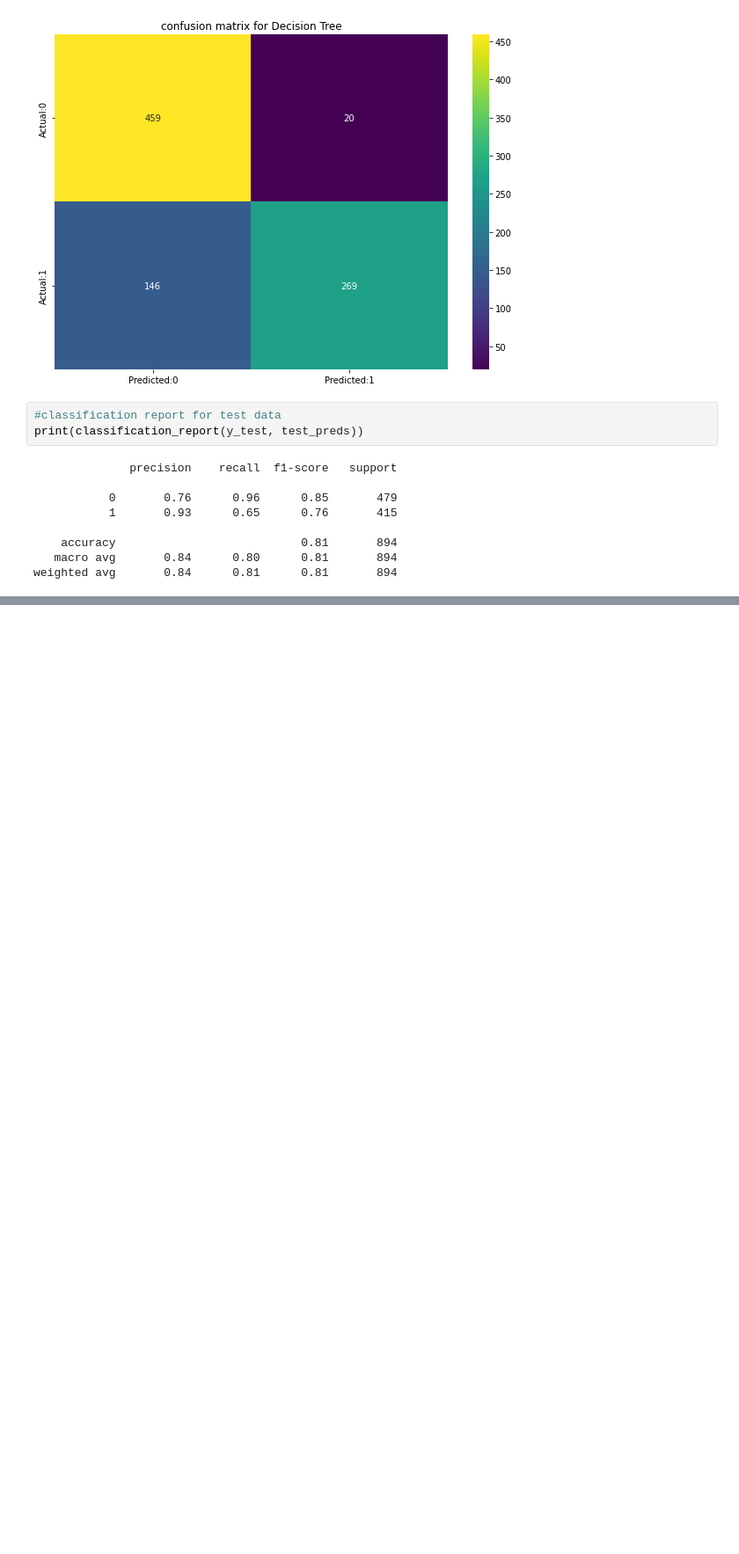
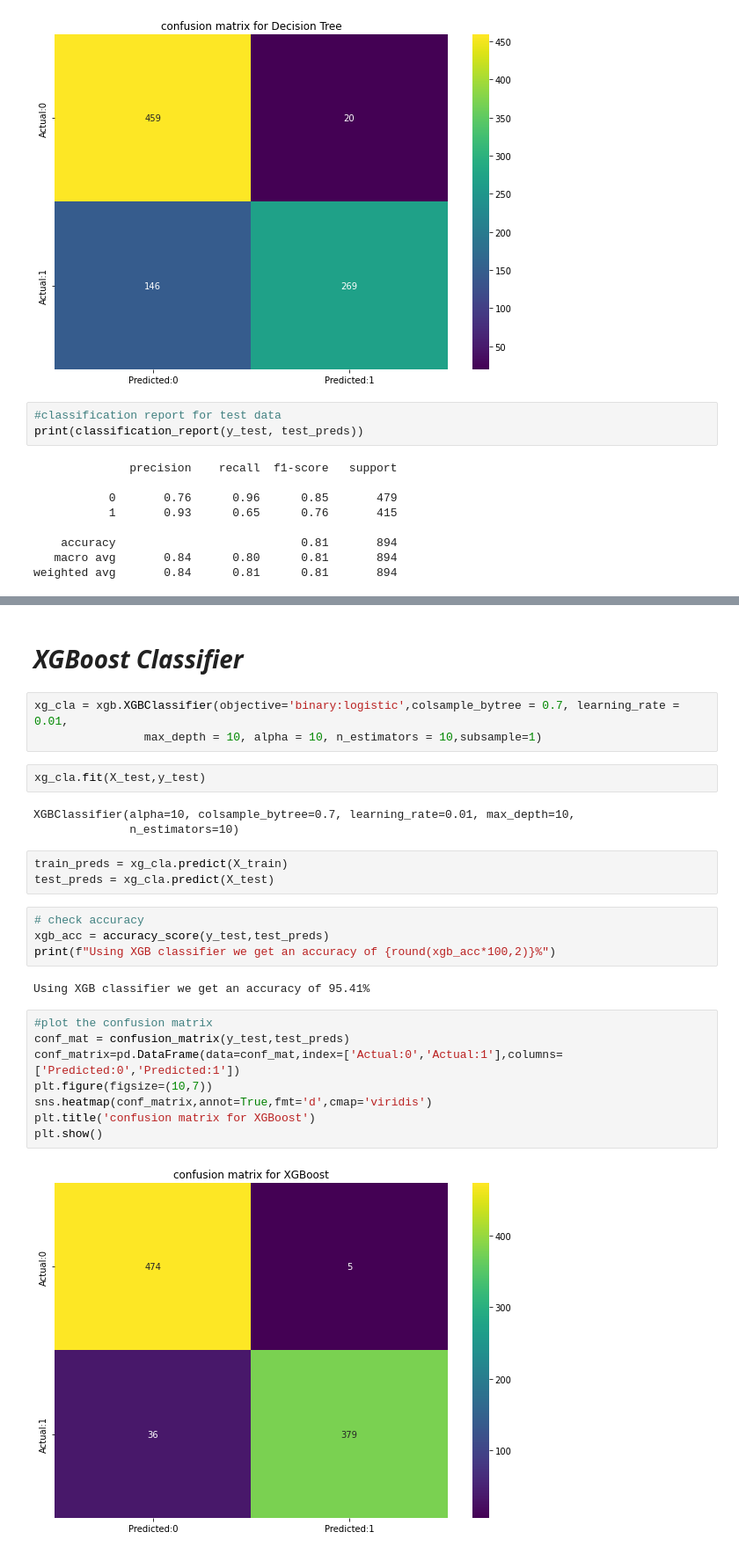
Before and after one commit to Manass20/Cardiovascular-risk-prediction-Manas, a Jupyter notebook: Cardiovascular_risk_prediction_Manas.ipynb, the cells around one changed output, grey strips where cells are left out. Shown at 88% size. Saved outputs shown, nothing was run; the diff lists cells and outputs as text; blank space fills up the shorter version.

```diff
--- a/Cardiovascular_risk_prediction_Manas.ipynb
+++ b/Cardiovascular_risk_prediction_Manas.ipynb
@@ -842,0 +882,29 @@ weighted avg       0.84      0.81      0.81       894
+# %% [markdown]
+# ***XGBoost Classifier***
+# %%
+xg_cla = xgb.XGBClassifier(objective='binary:logistic',colsample_bytree = 0.7, learning_rate = 0.01,
+                max_depth = 10, alpha = 10, n_estimators = 10,subsample=1)
+# %%
+xg_cla.fit(X_test,y_test)
+# %% [output]
+XGBClassifier(alpha=10, colsample_bytree=0.7, learning_rate=0.01, max_depth=10,
+              n_estimators=10)
+# %%
+train_preds = xg_cla.predict(X_train)
+test_preds = xg_cla.predict(X_test)
+# %%
+# check accuracy
+xgb_acc = accuracy_score(y_test,test_preds)
+print(f"Using XGB classifier we get an accuracy of {round(xgb_acc*100,2)}%")
+# %% [output]
+Using XGB classifier we get an accuracy of 95.41%
+# %%
+#plot the confusion matrix
+conf_mat = confusion_matrix(y_test,test_preds)
+conf_matrix=pd.DataFrame(data=conf_mat,index=['Actual:0','Actual:1'],columns=['Predicted:0','Predicted:1'])
+plt.figure(figsize=(10,7))
+sns.heatmap(conf_matrix,annot=True,fmt='d',cmap='viridis')
+plt.title('confusion matrix for XGBoost')
+plt.show()
+# %% [output]
+[figure, added]
```
Also changed, not shown: parts of 9 cells of this notebook.
